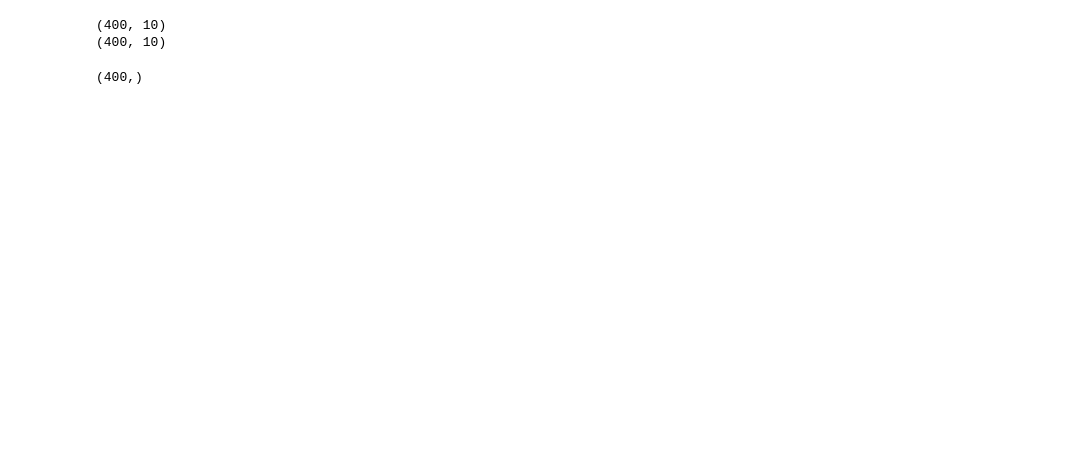
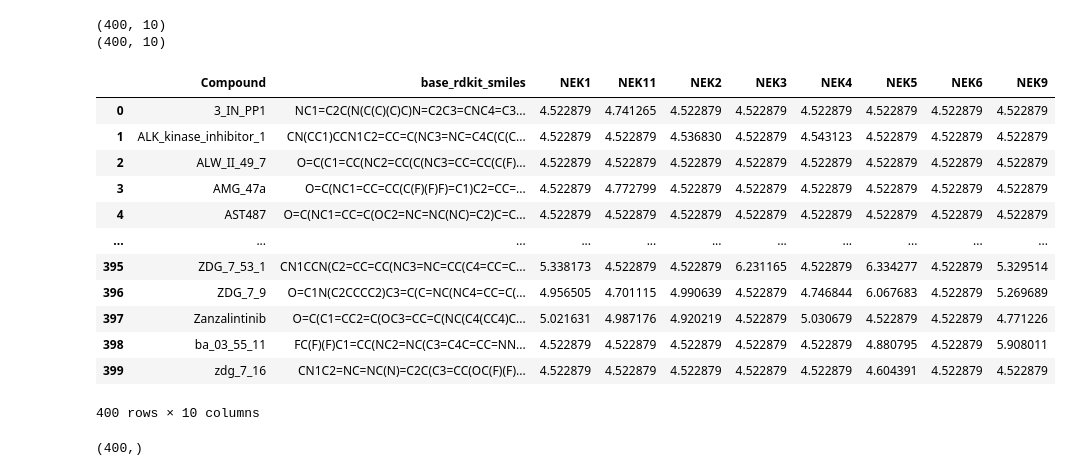
Before and after one commit to radhikasahai/ATOM_CODE, a Jupyter notebook: examples/holdout/clean_nanobret_cellular_holdout.ipynb, the cells around one changed output. Saved outputs shown, nothing was run; the diff lists cells and outputs as text; code cells hidden in the pictures; blank space fills up the shorter version.

Commit message:
renaming some columns

```diff
--- a/examples/holdout/clean_nanobret_cellular_holdout.ipynb
+++ b/examples/holdout/clean_nanobret_cellular_holdout.ipynb
@@ -9,13 +9,29 @@ rf_path = '/Users/jayceepang/msse/capstone/atom2024/atom2024/notebooks/paper/res
 gp_path ='/Users/jayceepang/msse/capstone/atom2024/atom2024/notebooks/paper/results/GP_results/'
 # %%
 df = pd.read_csv(datapath+'final_pIC50s_for_ML_noOut_noDupes_pivot.csv')
+df = df.rename(columns={'smiles': 'base_rdkit_smiles'})
 print(df.shape)
 df=df.dropna()
 print(df.shape)
+# df.to_csv(datapath+'final_pIC50s_for_ML_noOut_noDupes_pivot.csv', index=False)
+display(df)
 # %% [output]
 [interactive output not drawn]
 (400, 10)
 (400, 10)
+|  | Compound | base_rdkit_smiles | NEK1 | NEK11 | NEK2 | NEK3 | NEK4 | NEK5 | NEK6 | NEK9 |
+| 0 | 3_IN_PP1 | NC1=C2C(N(C(C)(C)C)N=C2C3=CNC4=C3... | 4.522879 | 4.741265 | 4.522879 | 4.522879 | 4.522879 | 4.522879 | 4.522879 | 4.522879 |
+| 1 | ALK_kinase_inhibitor_1 | CN(CC1)CCN1C2=CC=C(NC3=NC=C4C(C(C... | 4.522879 | 4.522879 | 4.536830 | 4.522879 | 4.543123 | 4.522879 | 4.522879 | 4.522879 |
+| 2 | ALW_II_49_7 | O=C(C1=CC(NC2=CC(C(NC3=CC=CC(C(F)... | 4.522879 | 4.522879 | 4.522879 | 4.522879 | 4.522879 | 4.522879 | 4.522879 | 4.522879 |
+| 3 | AMG_47a | O=C(NC1=CC=CC(C(F)(F)F)=C1)C2=CC=... | 4.522879 | 4.772799 | 4.522879 | 4.522879 | 4.522879 | 4.522879 | 4.522879 | 4.522879 |
+| 4 | AST487 | O=C(NC1=CC=C(OC2=NC=NC(NC)=C2)C=C... | 4.522879 | 4.522879 | 4.522879 | 4.522879 | 4.522879 | 4.522879 | 4.522879 | 4.522879 |
+| ... | ... | ... | ... | ... | ... | ... | ... | ... | ... | ... |
+| 395 | ZDG_7_53_1 | CN1CCN(C2=CC=CC(NC3=NC=CC(C4=CC=C... | 5.338173 | 4.522879 | 4.522879 | 6.231165 | 4.522879 | 6.334277 | 4.522879 | 5.329514 |
+| 396 | ZDG_7_9 | O=C1N(C2CCCC2)C3=C(C=NC(NC4=CC=C(... | 4.956505 | 4.701115 | 4.990639 | 4.522879 | 4.746844 | 6.067683 | 4.522879 | 5.269689 |
+| 397 | Zanzalintinib | O=C(C1=CC2=C(OC3=CC=C(NC(C4(CC4)C... | 5.021631 | 4.987176 | 4.920219 | 4.522879 | 5.030679 | 4.522879 | 4.522879 | 4.771226 |
+| 398 | ba_03_55_11 | FC(F)(F)C1=CC(NC2=NC(C3=C4C=CC=NN... | 4.522879 | 4.522879 | 4.522879 | 4.522879 | 4.522879 | 4.880795 | 4.522879 | 5.908011 |
+| 399 | zdg_7_16 | CN1C2=NC=NC(N)=C2C(C3=CC(OC(F)(F)... | 4.522879 | 4.522879 | 4.522879 | 4.522879 | 4.522879 | 4.604391 | 4.522879 | 4.522879 |
+400 rows × 10 columns
 # %%
 df['smiles'].unique().shape
 # %% [output]
```
Also changed, not shown: parts of 2 cells of this notebook.
